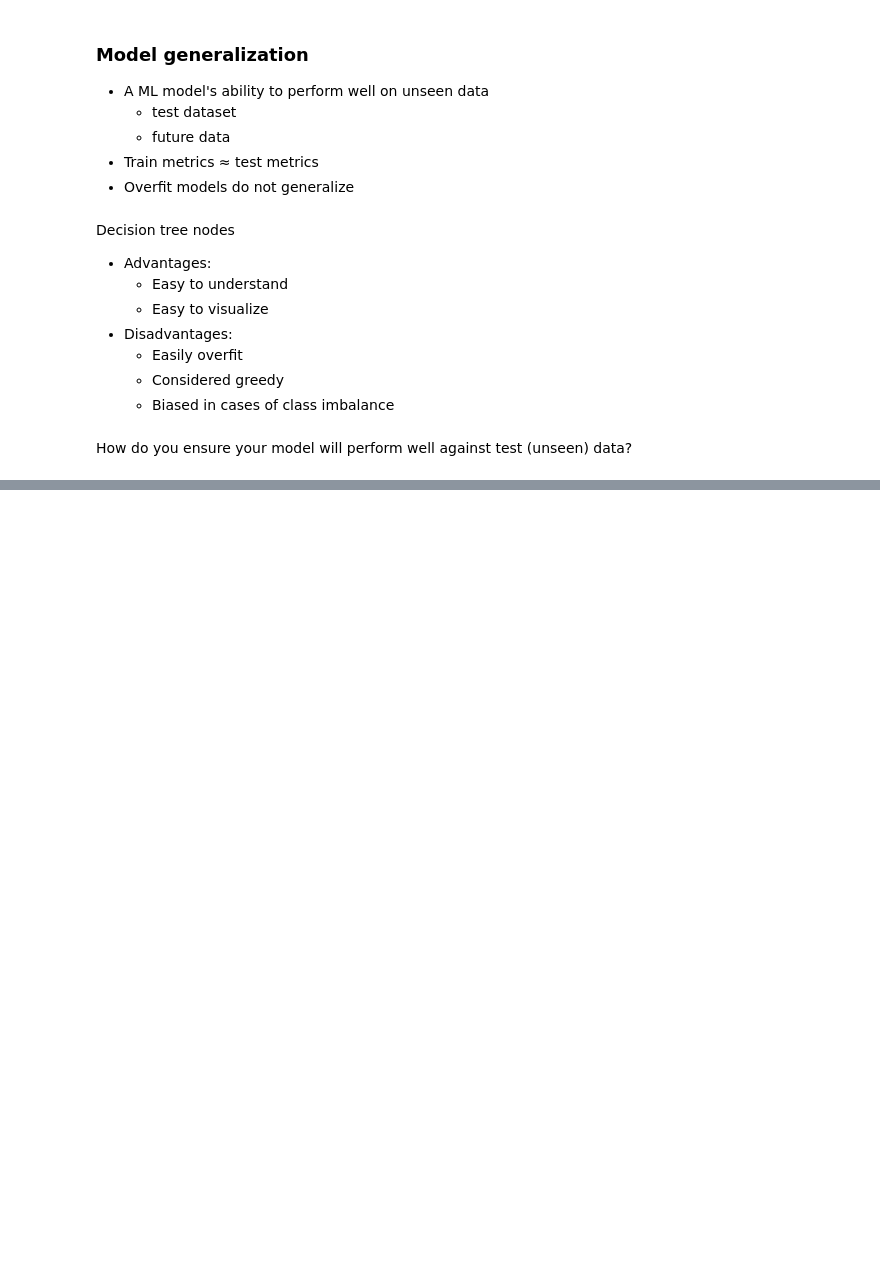
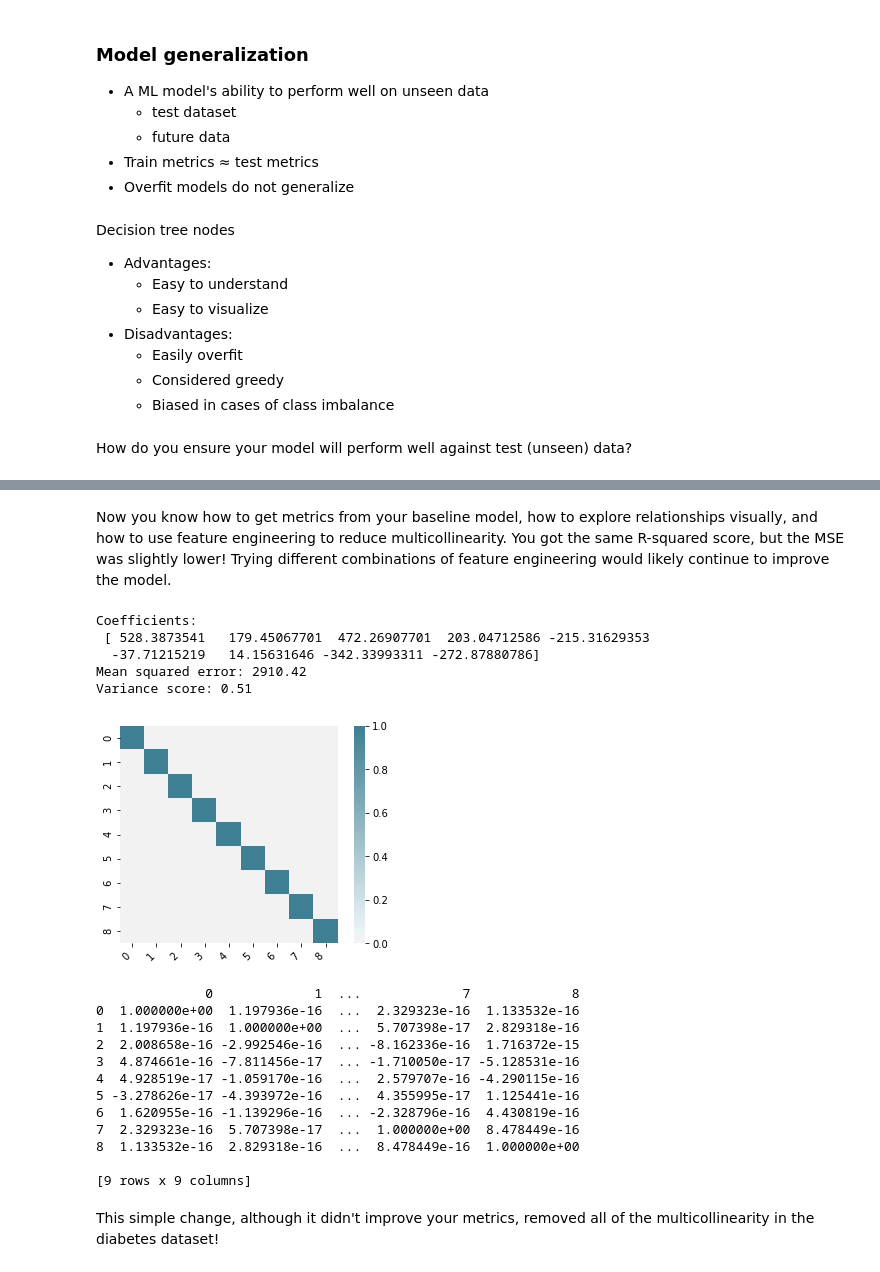
Before and after one commit to randy-tsukemen/Data_science_roadmap, a Jupyter notebook: Practicing_Machine_Learning.ipynb, the cells around one changed output, grey strips where cells are left out. Saved outputs shown, nothing was run; the diff lists cells and outputs as text; code cells hidden in the pictures; blank space fills up the shorter version.

```diff
--- a/Practicing_Machine_Learning.ipynb
+++ b/Practicing_Machine_Learning.ipynb
@@ -1182,0 +1480,66 @@ Decision Tree Accuracy: 0.6479961009260301
+# %% [markdown]
+Now you know how to get metrics from your baseline model, how to explore relationships visually, and how to use feature engineering to reduce multicollinearity. You got the same R-squared score, but the MSE was slightly lower! Trying different combinations of feature engineering would likely continue to improve the model.
+# %%
+# Import
+from sklearn.decomposition import PCA
+
+# Instantiate
+pca = PCA()
+
+# Fit on train
+pca.fit(X_train)
+
+# Transform train and test
+X_trainPCA = pca.transform(X_train)
+X_testPCA = pca.transform(X_test)
+# %%
+# Import
+from sklearn.linear_model import LinearRegression
+
+# Instantiate, fit, predict
+LinRegr = LinearRegression()
+LinRegr.fit(X_trainPCA, y_train)
+predictions = LinRegr.predict(X_testPCA)
+
+# The coefficients
+print('Coefficients: \n', LinRegr.coef_)
+
+# The mean squared error
+print("Mean squared error: %.2f" % mean_squared_error(y_test, predictions))
+
+# Explained variance score: 1 is perfect prediction
+print('Variance score: %.2f' % r2_score(y_test, predictions))
+# %% [output]
+Coefficients:
+ [ 528.3873541   179.45067701  472.26907701  203.04712586 -215.31629353
+  -37.71215219   14.15631646 -342.33993311 -272.87880786]
+Mean squared error: 2910.42
+Variance score: 0.51
+# %%
+# Correlation matrix
+X_trainPCA = pd.DataFrame(X_trainPCA)
+diab_corrPCA = X_trainPCA.corr()
+
+# Generate correlation heatmap
+ax = sns.heatmap(diab_corrPCA, center=0, cmap=sns.diverging_palette(20,220, n=256), square=True)
+ax.set_xticklabels(ax.get_xticklabels(), rotation=45, horizontalalignment='right')
+plt.show()
+
+# Print correlations
+print(diab_corrPCA)
+# %% [output]
+[figure, added]
+              0             1  ...             7             8
+0  1.000000e+00  1.197936e-16  ...  2.329323e-16  1.133532e-16
+1  1.197936e-16  1.000000e+00  ...  5.707398e-17  2.829318e-16
+2  2.008658e-16 -2.992546e-16  ... -8.162336e-16  1.716372e-15
+3  4.874661e-16 -7.811456e-17  ... -1.710050e-17 -5.128531e-16
+4  4.928519e-17 -1.059170e-16  ...  2.579707e-16 -4.290115e-16
+5 -3.278626e-17 -4.393972e-16  ...  4.355995e-17  1.125441e-16
+6  1.620955e-16 -1.139296e-16  ... -2.328796e-16  4.430819e-16
+7  2.329323e-16  5.707398e-17  ...  1.000000e+00  8.478449e-16
+8  1.133532e-16  2.829318e-16  ...  8.478449e-16  1.000000e+00
+
+[9 rows x 9 columns]
+# %% [markdown]
+This simple change, although it didn't improve your metrics, removed all of the multicollinearity in the diabetes dataset!
```
Also changed, not shown: parts of 39 cells of this notebook.
